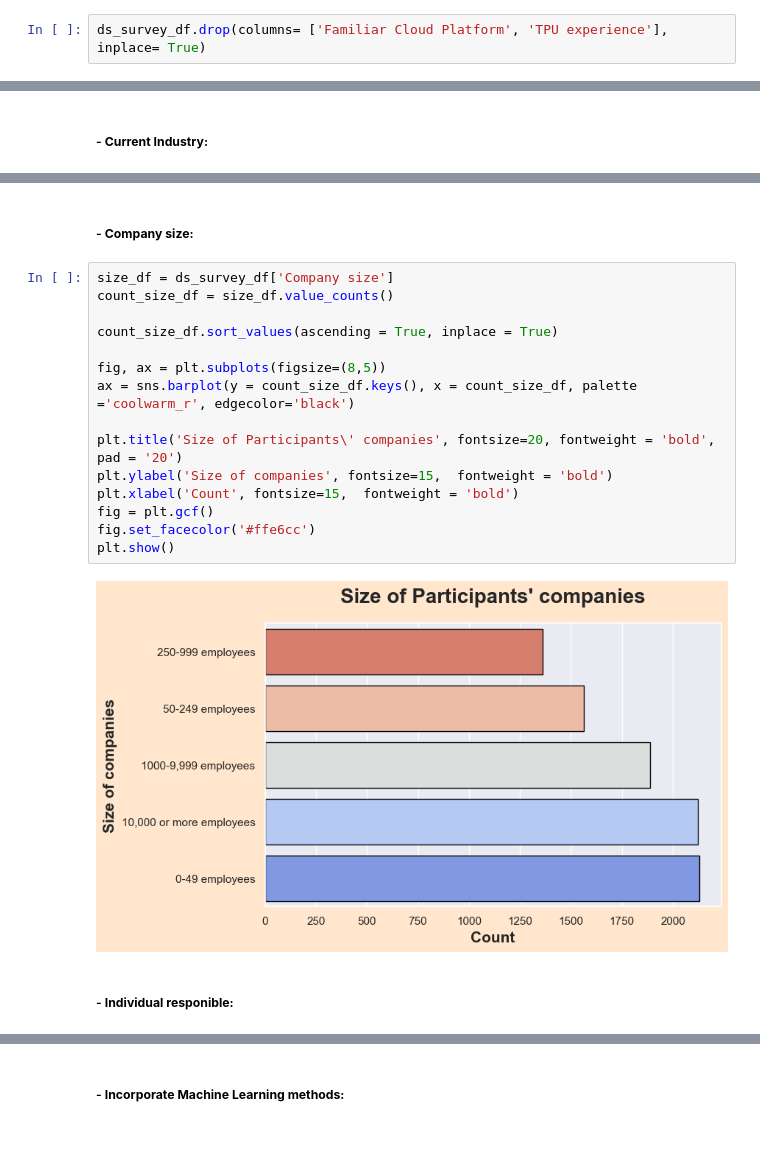
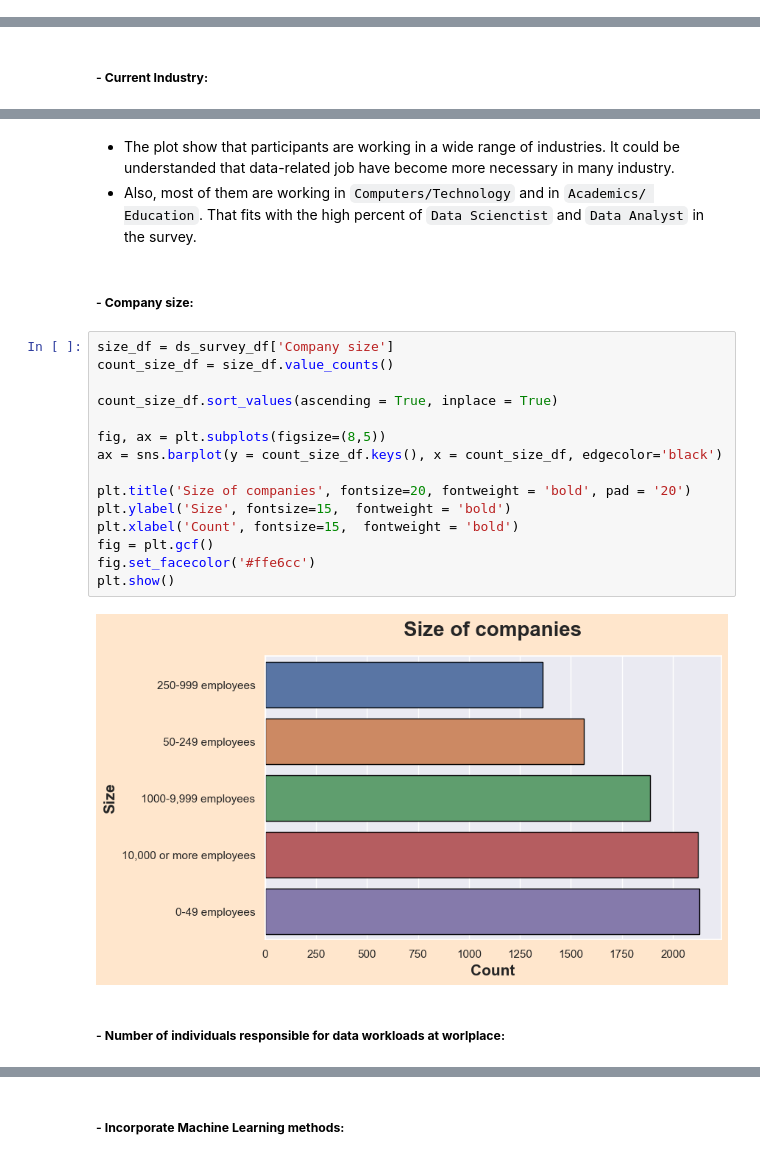
Before and after one commit to HTNam1710/P4DS_FinalProject, a Jupyter notebook: Source/data_exploreation_part02.ipynb, the cells around one changed output, grey strips where cells are left out. Cells and saved outputs as stored; diff of their text form.

```diff
--- a/Source/data_exploreation_part02.ipynb
+++ b/Source/data_exploreation_part02.ipynb
@@ -94,2 +23,0 @@ Here are some observations based on the missing ratios dataframe:
-# %%
-ds_survey_df.drop(columns= ['Familiar Cloud Platform', 'TPU experience'], inplace= True)
@@ -302,24 +263,27 @@ plt.show()
+# %% [markdown]
+- The plot show that participants are working in a wide range of industries. It could be understanded that data-related job have become more necessary in many industry.
+- Also, most of them are working in `Computers/Technology` and in `Academics/ Education`. That fits with the high percent of `Data Scienctist` and `Data Analyst` in the survey.
 # %% [markdown]
 ##### -  **Company size:**
 # %%
 size_df = ds_survey_df['Company size']
 count_size_df = size_df.value_counts()
 
 count_size_df.sort_values(ascending = True, inplace = True)
 
 fig, ax = plt.subplots(figsize=(8,5))
-ax = sns.barplot(y = count_size_df.keys(), x = count_size_df, palette ='coolwarm_r', edgecolor='black')
+ax = sns.barplot(y = count_size_df.keys(), x = count_size_df, edgecolor='black')
 
-plt.title('Size of Participants\' companies', fontsize=20, fontweight = 'bold', pad = '20')
-plt.ylabel('Size of companies', fontsize=15,  fontweight = 'bold')
+plt.title('Size of companies', fontsize=20, fontweight = 'bold', pad = '20')
+plt.ylabel('Size', fontsize=15,  fontweight = 'bold')
 plt.xlabel('Count', fontsize=15,  fontweight = 'bold')
 fig = plt.gcf()
 fig.set_facecolor('#ffe6cc')
 plt.show()
 # %% [output]
-[figure, old version]
+[figure, new version]
-# %% [markdown]
-##### -  **Individual responible:**
+# %% [markdown]
+##### -  **Number of individuals responsible for data workloads at worlplace:**
 # %%
 res_df = ds_survey_df['Individual responsibility']
 count_res_df = res_df.value_counts()
```
Also changed, not shown: parts of 92 cells of this notebook, 3 other files.
